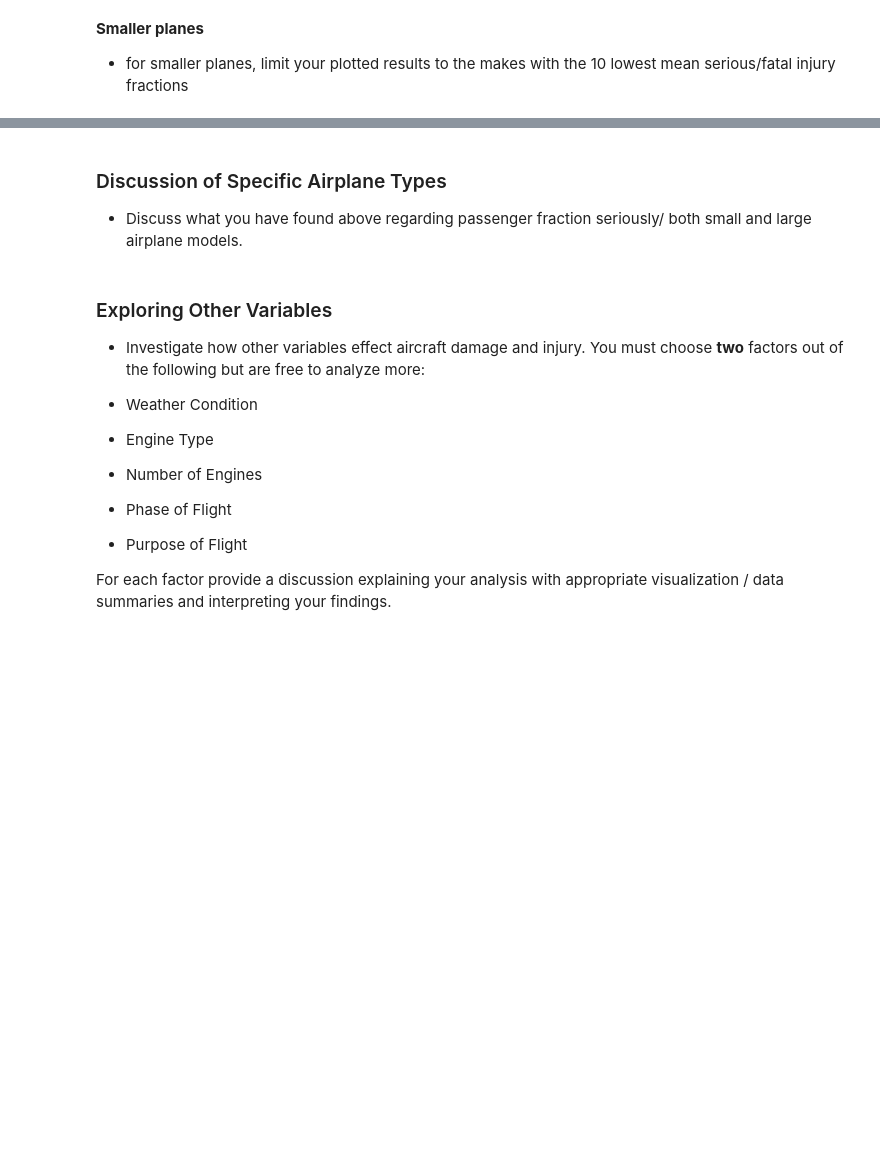
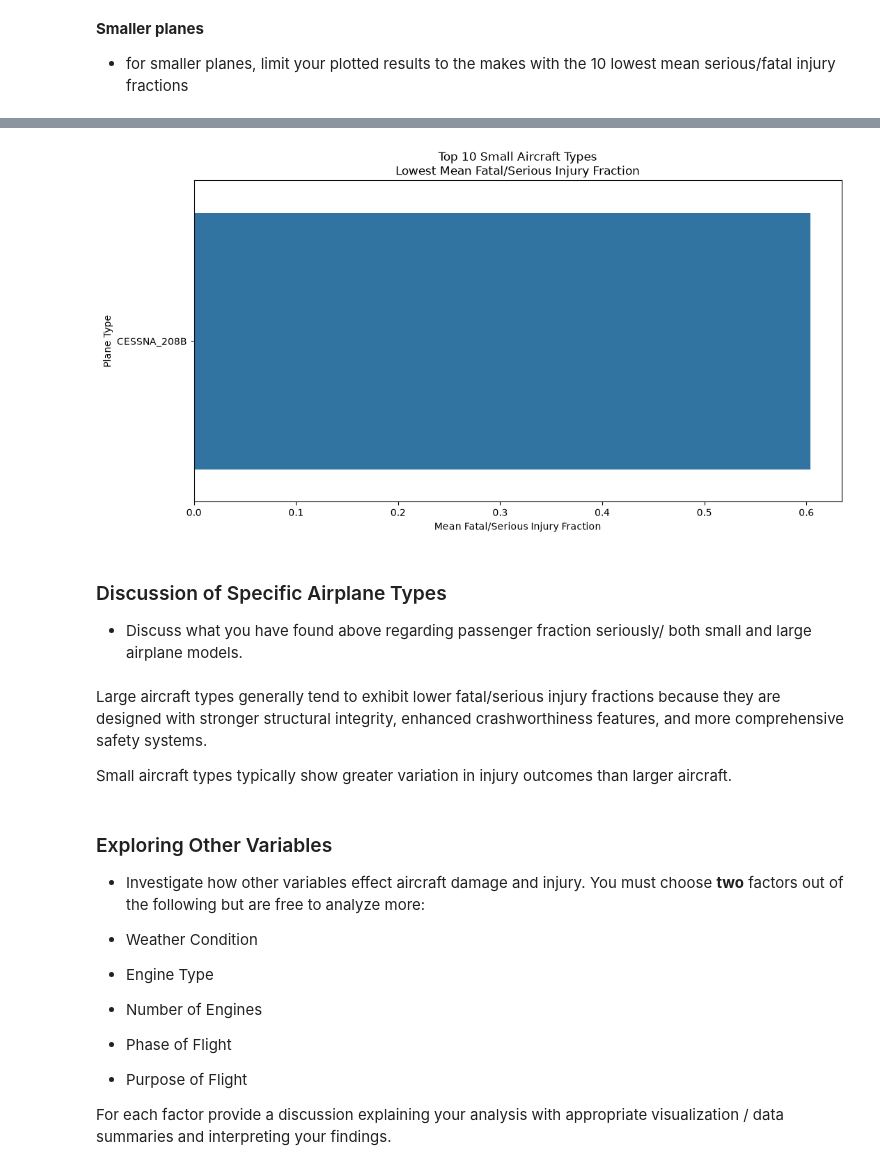
Before and after one commit to PaulK2547/dsc-course0-m8-lab, a Jupyter notebook: Aviation_Accidents_Data_Analysis.ipynb, the cells around one changed output, grey strips where cells are left out. Saved outputs shown, nothing was run; the diff lists cells and outputs as text; code cells hidden in the pictures; blank space fills up the shorter version.

```diff
--- a/Aviation_Accidents_Data_Analysis.ipynb
+++ b/Aviation_Accidents_Data_Analysis.ipynb
@@ -309,6 +368,26 @@ Sorting on both metrics identifies aircraft makes that are safer for passengers
+# %%
+plt.figure(figsize=(12,6))
+
+sns.barplot(
+    data=small_types,
+    x='fatal.seriuos.rate',
+    y='Plane_Type',
+)
+
+plt.title('Top 10 Small Aircraft Types\nLowest Mean Fatal/Serious Injury Fraction')
+plt.xlabel('Mean Fatal/Serious Injury Fraction')
+plt.ylabel('Plane Type')
+
+plt.show()
+# %% [output]
+[figure, added]
 # %% [markdown]
 ### Discussion of Specific Airplane Types
 - Discuss what you have found above regarding passenger fraction seriously/ both small and large airplane models.
+# %% [markdown]
+Large aircraft types generally tend to exhibit lower fatal/serious injury fractions because they are designed with stronger structural integrity, enhanced crashworthiness features, and more comprehensive safety systems.
+
+Small aircraft types typically show greater variation in injury outcomes than larger aircraft.
 # %% [markdown]
 ### Exploring Other Variables
 - Investigate how other variables effect aircraft damage and injury. You must choose **two** factors out of the following but are free to analyze more:
```
Also changed, not shown: parts of 27 cells of this notebook.
